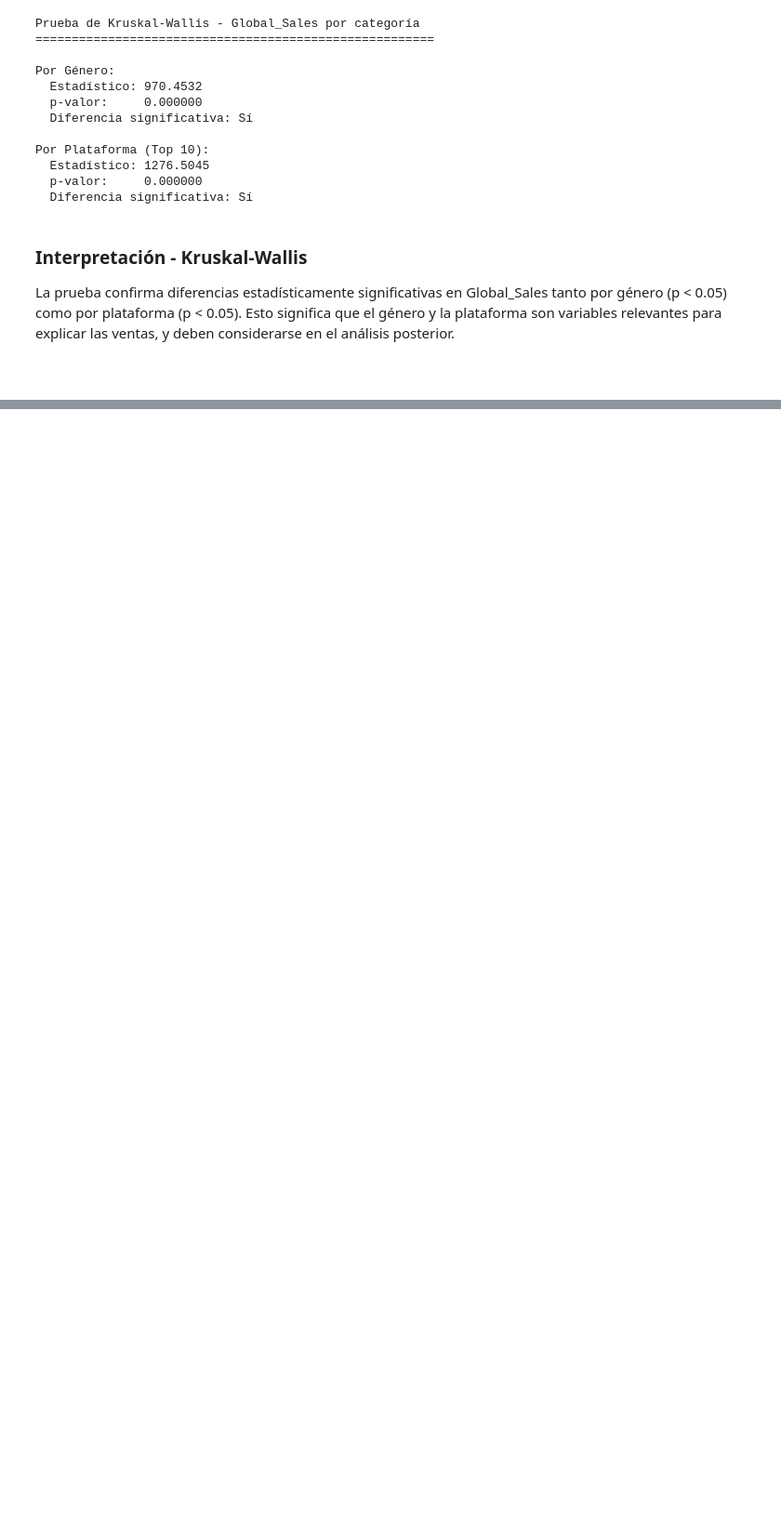
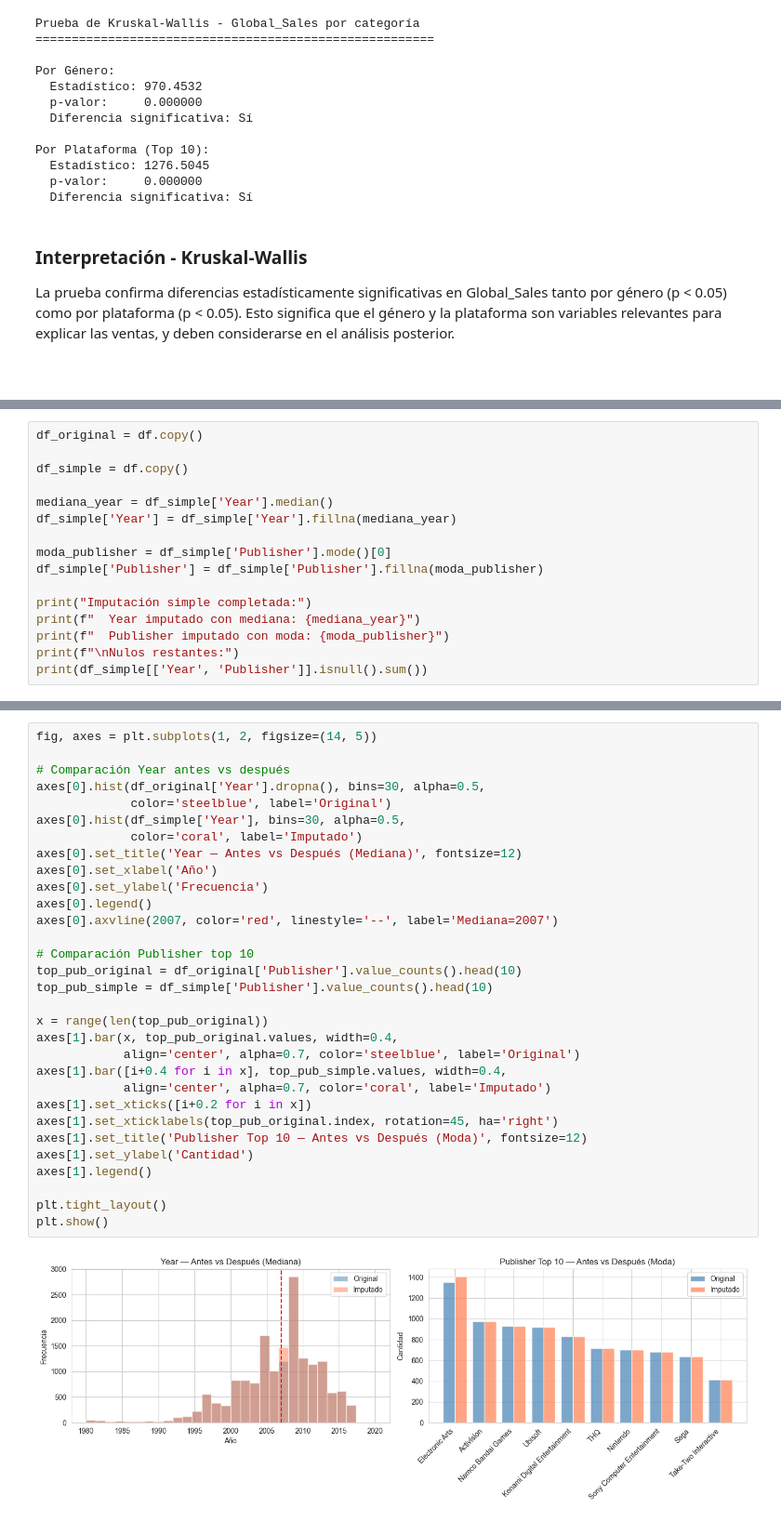
Before and after one commit to Danfezinho/Proyecto-1---Data-mining, a Jupyter notebook: notebooks/analisis.ipynb, the cells around one changed output, grey strips where cells are left out. Shown at 93% size. Drawn from its saved outputs; the diff is of its cells as text; blank space fills up the shorter version.

```diff
--- a/notebooks/analisis.ipynb
+++ b/notebooks/analisis.ipynb
@@ -403,0 +453,16 @@ y deben considerarse en el análisis posterior.
+# %%
+df_original = df.copy()
+
+df_simple = df.copy()
+
+mediana_year = df_simple['Year'].median()
+df_simple['Year'] = df_simple['Year'].fillna(mediana_year)
+
+moda_publisher = df_simple['Publisher'].mode()[0]
+df_simple['Publisher'] = df_simple['Publisher'].fillna(moda_publisher)
+
+print("Imputación simple completada:")
+print(f"  Year imputado con mediana: {mediana_year}")
+print(f"  Publisher imputado con moda: {moda_publisher}")
+print(f"\nNulos restantes:")
+print(df_simple[['Year', 'Publisher']].isnull().sum())
@@ -403,0 +478,33 @@ y deben considerarse en el análisis posterior.
+# %%
+fig, axes = plt.subplots(1, 2, figsize=(14, 5))
+
+# Comparación Year antes vs después
+axes[0].hist(df_original['Year'].dropna(), bins=30, alpha=0.5,
+             color='steelblue', label='Original')
+axes[0].hist(df_simple['Year'], bins=30, alpha=0.5,
+             color='coral', label='Imputado')
+axes[0].set_title('Year — Antes vs Después (Mediana)', fontsize=12)
+axes[0].set_xlabel('Año')
+axes[0].set_ylabel('Frecuencia')
+axes[0].legend()
+axes[0].axvline(2007, color='red', linestyle='--', label='Mediana=2007')
+
+# Comparación Publisher top 10
+top_pub_original = df_original['Publisher'].value_counts().head(10)
+top_pub_simple = df_simple['Publisher'].value_counts().head(10)
+
+x = range(len(top_pub_original))
+axes[1].bar(x, top_pub_original.values, width=0.4,
+            align='center', alpha=0.7, color='steelblue', label='Original')
+axes[1].bar([i+0.4 for i in x], top_pub_simple.values, width=0.4,
+            align='center', alpha=0.7, color='coral', label='Imputado')
+axes[1].set_xticks([i+0.2 for i in x])
+axes[1].set_xticklabels(top_pub_original.index, rotation=45, ha='right')
+axes[1].set_title('Publisher Top 10 — Antes vs Después (Moda)', fontsize=12)
+axes[1].set_ylabel('Cantidad')
+axes[1].legend()
+
+plt.tight_layout()
+plt.show()
+# %% [output]
+[figure, added]
```
Also changed, not shown: parts of 11 cells of this notebook, 1 other file.
